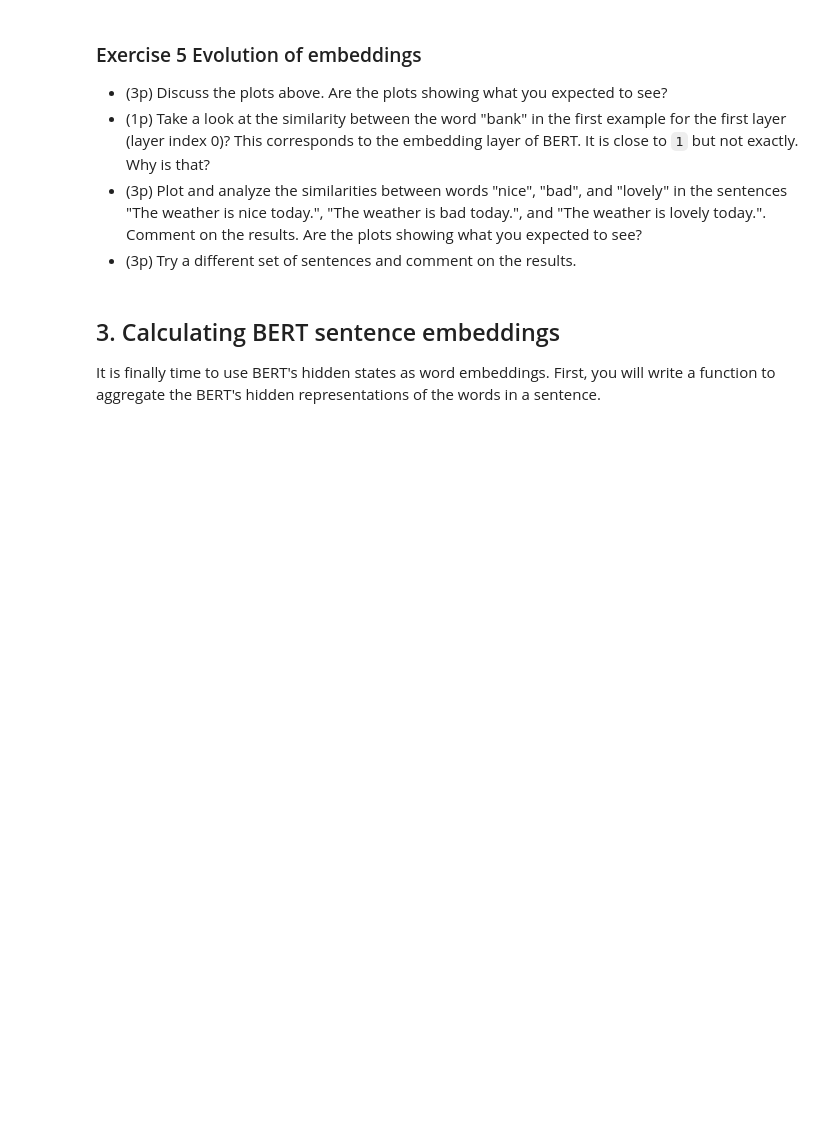
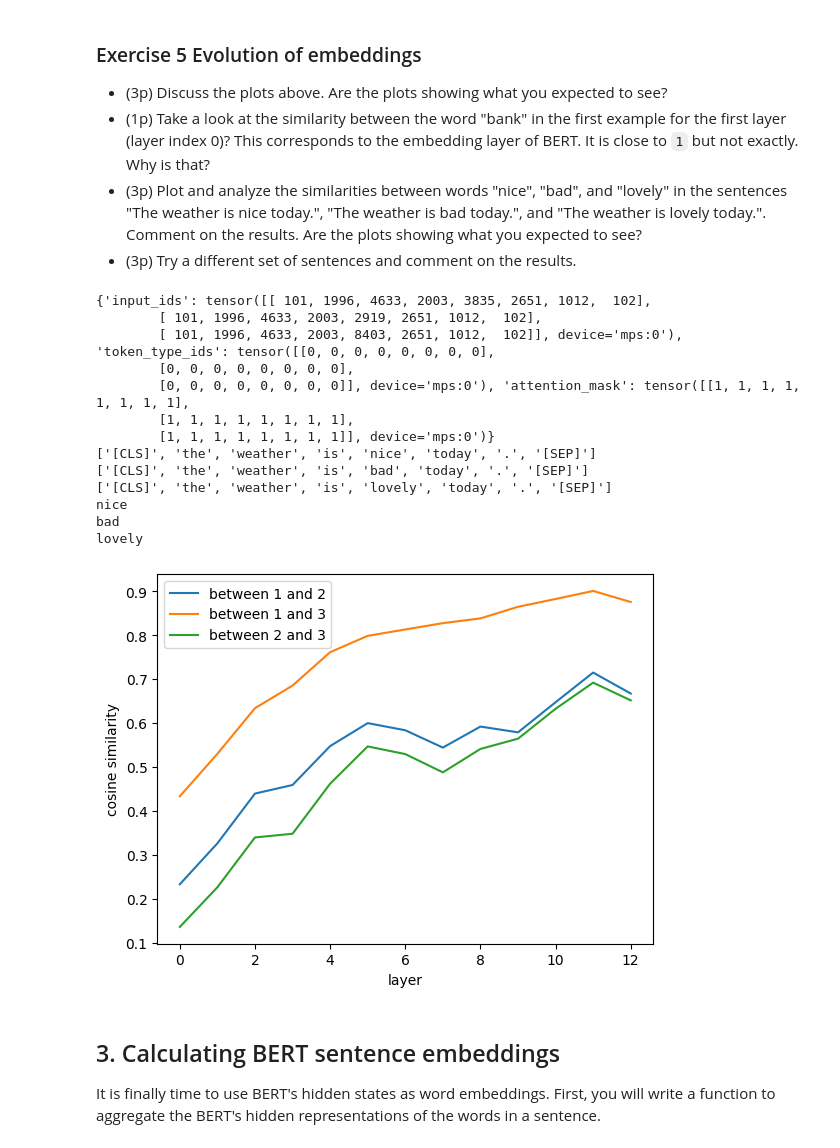
Before and after one commit to t3i8m/nlp_labs, a Jupyter notebook: lab_3/lab3_group_52.ipynb, the cells around one changed output. Cells and saved outputs as stored; diff of their text form; code cells hidden in the pictures; blank space fills up the shorter version.

```diff
--- a/lab_3/lab3_group_52.ipynb
+++ b/lab_3/lab3_group_52.ipynb
@@ -609,3 +612,46 @@ bank
+# %%
+# (3p) Plot and analyze the similarities between words "nice", "bad", and "lovely" in the sentences "The weather is nice today.", "The weather is bad today.", and "The weather is lovely today.". Comment on the results. Are the plots showing what you expected to see?
+### YOUR CODE HERE
+texts_nice_bad_lovely = [
+  "The weather is nice today.",
+  "The weather is bad today.",
+  "The weather is lovely today."
+]
+tokenized = tokenizer([texts_nice_bad_lovely[0], texts_nice_bad_lovely[1], texts_nice_bad_lovely[2]], padding=True, return_tensors='pt').to(device)
+print(tokenized)
+
+tokens1 = tokenizer.convert_ids_to_tokens(tokenized['input_ids'][0])
+tokens2 = tokenizer.convert_ids_to_tokens(tokenized['input_ids'][1])
+tokens3 = tokenizer.convert_ids_to_tokens(tokenized['input_ids'][2])
+print(tokens1)
+print(tokens2)
+print(tokens3)
+
+tokens_ids_of_interest = [4, 4, 4]
+print(tokens1[tokens_ids_of_interest[0]])
+print(tokens2[tokens_ids_of_interest[1]])
+print(tokens3[tokens_ids_of_interest[2]])
+
+model_outputs = model(**tokenized, output_hidden_states=True)
+plot_evolving_similarities(model_outputs['hidden_states'], tokens_ids_of_interest)
+
+### YOUR CODE ENDS HERE
+### NOTICE: you can always add more cells if you need them
+# %% [output]
+{'input_ids': tensor([[ 101, 1996, 4633, 2003, 3835, 2651, 1012,  102],
+        [ 101, 1996, 4633, 2003, 2919, 2651, 1012,  102],
+        [ 101, 1996, 4633, 2003, 8403, 2651, 1012,  102]], device='mps:0'), 'token_type_ids': tensor([[0, 0, 0, 0, 0, 0, 0, 0],
+        [0, 0, 0, 0, 0, 0, 0, 0],
+        [0, 0, 0, 0, 0, 0, 0, 0]], device='mps:0'), 'attention_mask': tensor([[1, 1, 1, 1, 1, 1, 1, 1],
+        [1, 1, 1, 1, 1, 1, 1, 1],
+        [1, 1, 1, 1, 1, 1, 1, 1]], device='mps:0')}
+['[CLS]', 'the', 'weather', 'is', 'nice', 'today', '.', '[SEP]']
+['[CLS]', 'the', 'weather', 'is', 'bad', 'today', '.', '[SEP]']
+['[CLS]', 'the', 'weather', 'is', 'lovely', 'today', '.', '[SEP]']
+nice
+bad
+lovely
+[figure, added]
 # %% [markdown]
 ## 3. Calculating BERT sentence embeddings
 
```
Also changed, not shown: parts of 3 cells of this notebook.
